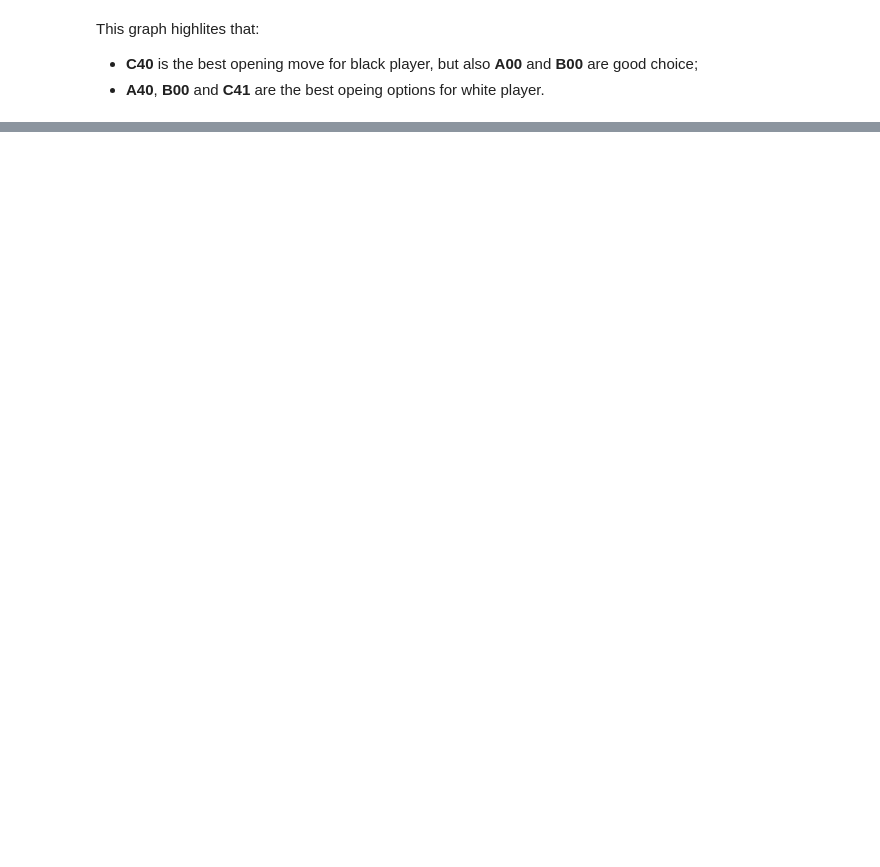
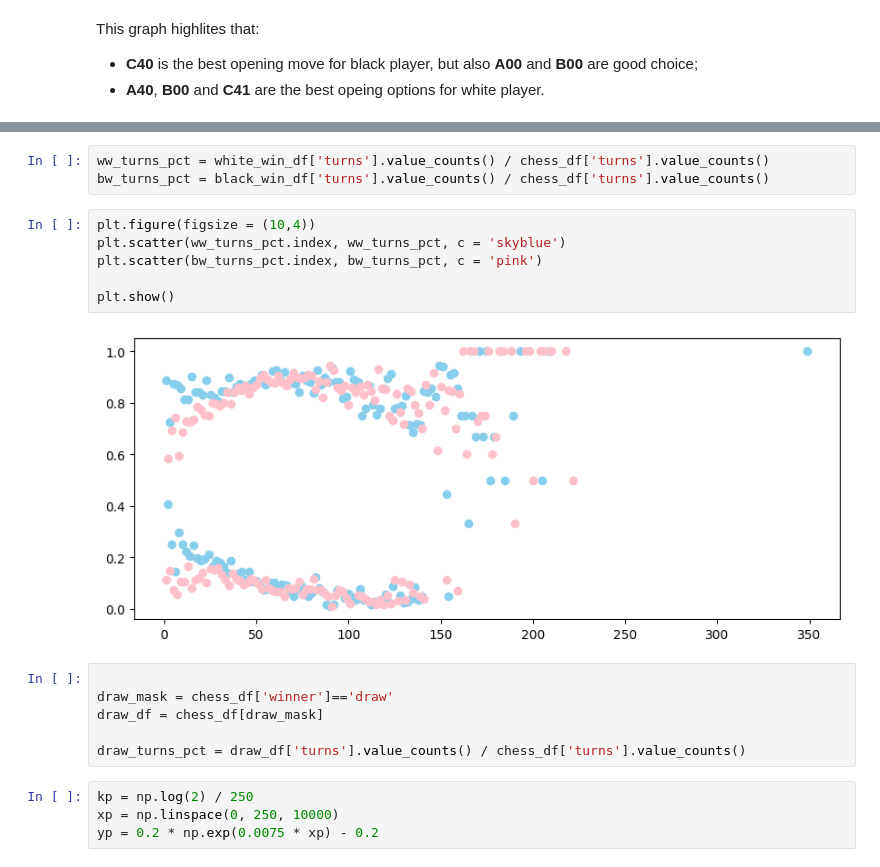
Before and after one commit to andreamurari/chess_project, a Jupyter notebook: chess_project.ipynb, the cells around one changed output, grey strips where cells are left out. Cells and saved outputs as stored; diff of their text form; blank space fills up the shorter version.

```diff
--- a/chess_project.ipynb
+++ b/chess_project.ipynb
@@ -388,0 +413,21 @@ This graph highlites that:
+# %%
+ww_turns_pct = white_win_df['turns'].value_counts() / chess_df['turns'].value_counts()
+bw_turns_pct = black_win_df['turns'].value_counts() / chess_df['turns'].value_counts()
+# %%
+plt.figure(figsize = (10,4))
+plt.scatter(ww_turns_pct.index, ww_turns_pct, c = 'skyblue')
+plt.scatter(bw_turns_pct.index, bw_turns_pct, c = 'pink')
+
+plt.show()
+# %% [output]
+[figure, added]
+# %%
+
+draw_mask = chess_df['winner']=='draw'
+draw_df = chess_df[draw_mask]
+
+draw_turns_pct = draw_df['turns'].value_counts() / chess_df['turns'].value_counts()
+# %%
+kp = np.log(2) / 250
+xp = np.linspace(0, 250, 10000)
+yp = 0.2 * np.exp(0.0075 * xp) - 0.2
```
Also changed, not shown: parts of 30 cells of this notebook.
